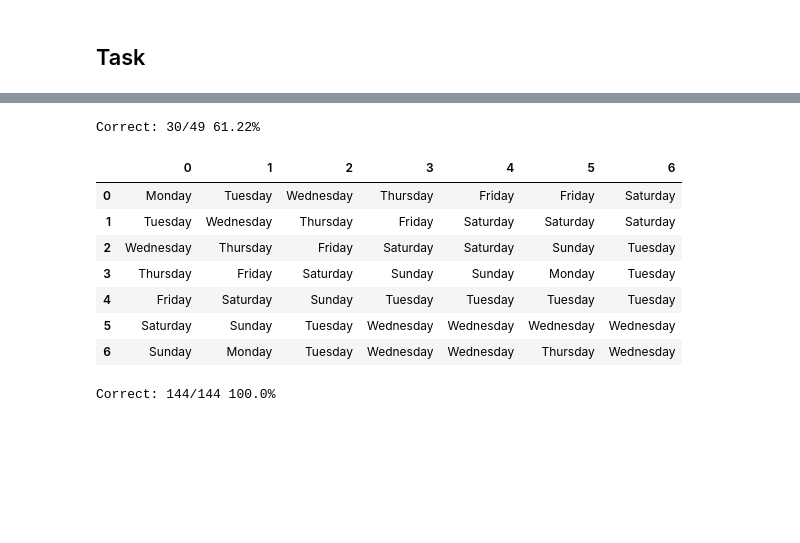
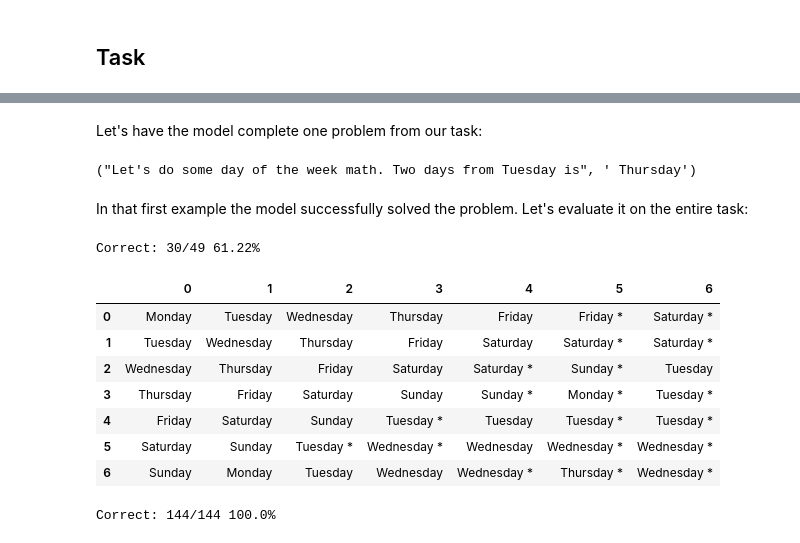
Before and after one commit to derfred/tutorials, a Jupyter notebook: multi_dimensional_features/multi_dimension_features.ipynb, the cells around one changed output, grey strips where cells are left out. Saved outputs shown, nothing was run; the diff lists cells and outputs as text; code cells hidden in the pictures; blank space fills up the shorter version.

```diff
--- a/multi_dimensional_features/multi_dimension_features.ipynb
+++ b/multi_dimensional_features/multi_dimension_features.ipynb
@@ -537,13 +553,33 @@ def calendar_math_eval_and_show(fn):
+# %% [markdown]
+Let's have the model complete one problem from our task:
+# %%
+week_task(1, 2), model_output(week_task(1, 2), logits=False)
+# %% [output]
+("Let's do some day of the week math. Two days from Tuesday is", ' Thursday')
+# %% [markdown]
+In that first example the model successfully solved the problem. Let's evaluate it on the entire task:
+# %%
+def calendar_math_eval_and_show(fn):
+  actual  = [s.strip() for s in model_output(fn.prompts, logits=False)]
+  correct = [fn.domain[c] == a for c, a in zip(fn.c_values, actual)]
+  output  = [f"{a} {'' if c else '*'}" for a, c in zip(actual, correct)]
+  correct = np.array(correct).reshape(fn.count, -1)
+
+  df = pd.DataFrame(np.array(output).reshape(fn.count, -1))
+  def highlight_cells(val):
+    return np.where(correct, "", 'background-color: orange; color: black')
+  print(f"Correct: {np.sum(correct)}/{correct.shape[0]*correct.shape[1]} {round(np.sum(correct)/float(correct.shape[0]*correct.shape[1])*100, 2)}%")
+  return df.style.apply(highlight_cells, axis=None)
 # %%
-calendar_math_eval_and_show(week_prompt)
+calendar_math_eval_and_show(week_task)
 # %% [output]
 Correct: 30/49 61.22%
 |  | 0 | 1 | 2 | 3 | 4 | 5 | 6 |
-| 0 | Monday | Tuesday | Wednesday | Thursday | Friday | Friday | Saturday |
-| 1 | Tuesday | Wednesday | Thursday | Friday | Saturday | Saturday | Saturday |
-| 2 | Wednesday | Thursday | Friday | Saturday | Saturday | Sunday | Tuesday |
-| 3 | Thursday | Friday | Saturday | Sunday | Sunday | Monday | Tuesday |
-| 4 | Friday | Saturday | Sunday | Tuesday | Tuesday | Tuesday | Tuesday |
-| 5 | Saturday | Sunday | Tuesday | Wednesday | Wednesday | Wednesday | Wednesday |
-| 6 | Sunday | Monday | Tuesday | Wednesday | Wednesday | Thursday | Wednesday |
+| 0 | Monday | Tuesday | Wednesday | Thursday | Friday | Friday * | Saturday * |
+| 1 | Tuesday | Wednesday | Thursday | Friday | Saturday | Saturday * | Saturday * |
+| 2 | Wednesday | Thursday | Friday | Saturday | Saturday * | Sunday * | Tuesday |
+| 3 | Thursday | Friday | Saturday | Sunday | Sunday * | Monday * | Tuesday * |
+| 4 | Friday | Saturday | Sunday | Tuesday * | Tuesday | Tuesday * | Tuesday * |
+| 5 | Saturday | Sunday | Tuesday * | Wednesday * | Wednesday | Wednesday * | Wednesday * |
+| 6 | Sunday | Monday | Tuesday | Wednesday | Wednesday * | Thursday * | Wednesday * |
 # %%
```
Also changed, not shown: parts of 28 cells of this notebook.
